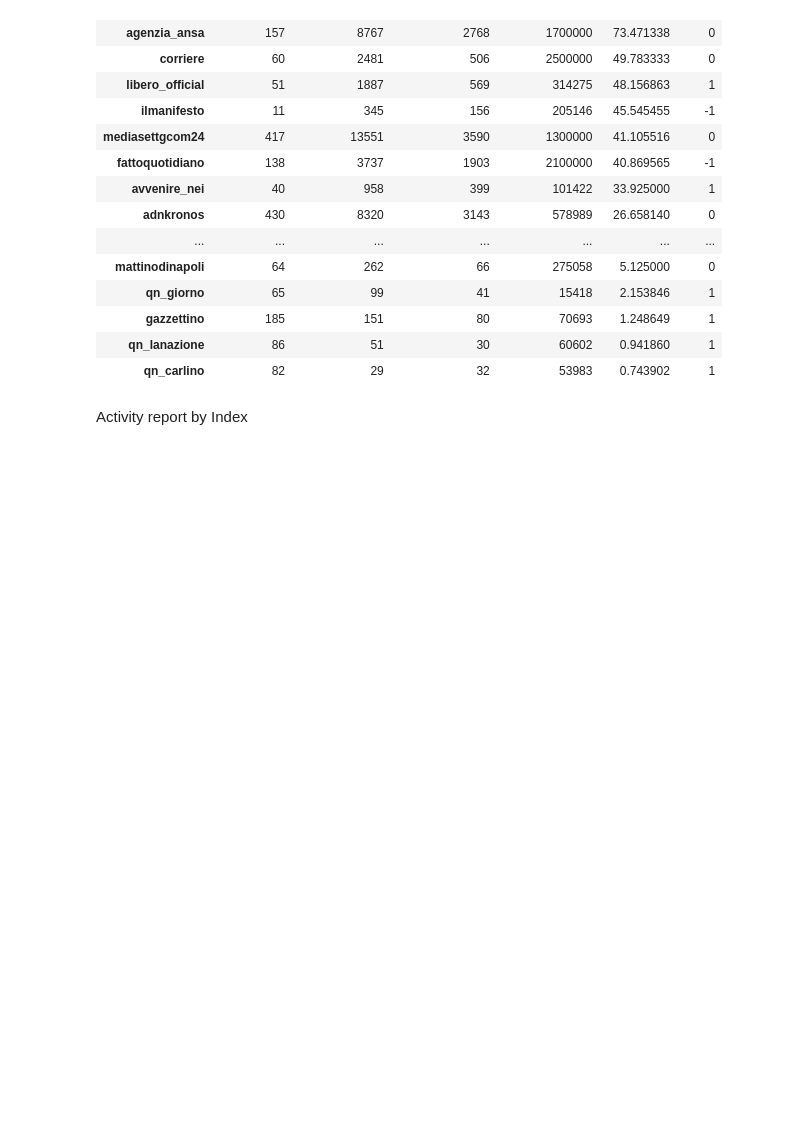
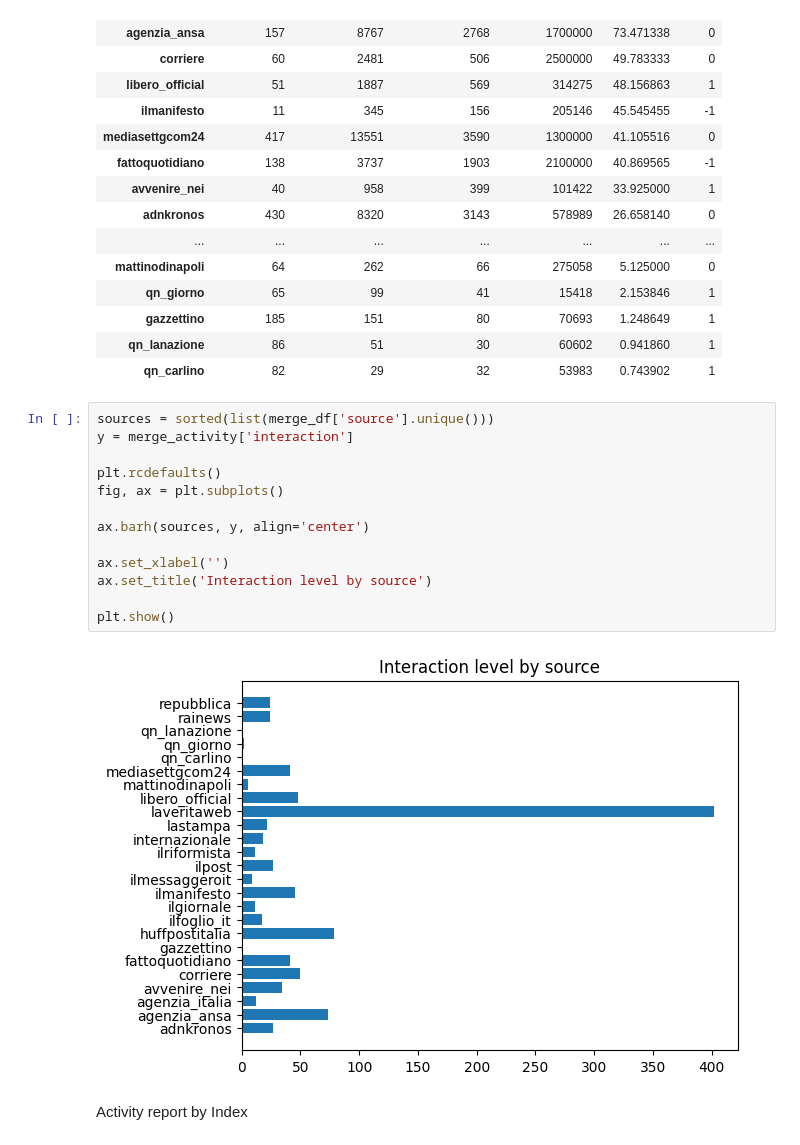
Before and after one commit to Dassoo/info-vis_project, a Jupyter notebook: ds_graphs.ipynb, the cells around one changed output. Drawn from its saved outputs; the diff is of its cells as text; blank space fills up the shorter version.

```diff
--- a/ds_graphs.ipynb
+++ b/ds_graphs.ipynb
@@ -508,6 +562,21 @@ merge_activity.sort_values(by=['interaction'], ascending=False)
 | gazzettino | 185 | 151 | 80 | 70693 | 1.248649 | 1 |
 | qn_lanazione | 86 | 51 | 30 | 60602 | 0.941860 | 1 |
 | qn_carlino | 82 | 29 | 32 | 53983 | 0.743902 | 1 |
+# %%
+sources = sorted(list(merge_df['source'].unique()))
+y = merge_activity['interaction']
+
+plt.rcdefaults()
+fig, ax = plt.subplots()
+
+ax.barh(sources, y, align='center')
+
+ax.set_xlabel('')
+ax.set_title('Interaction level by source')
+
+plt.show()
+# %% [output]
+[figure, added]
 # %% [markdown]
 Activity report by Index
 # %%
```
Also changed, not shown: parts of 16 cells of this notebook, 1 other file.
